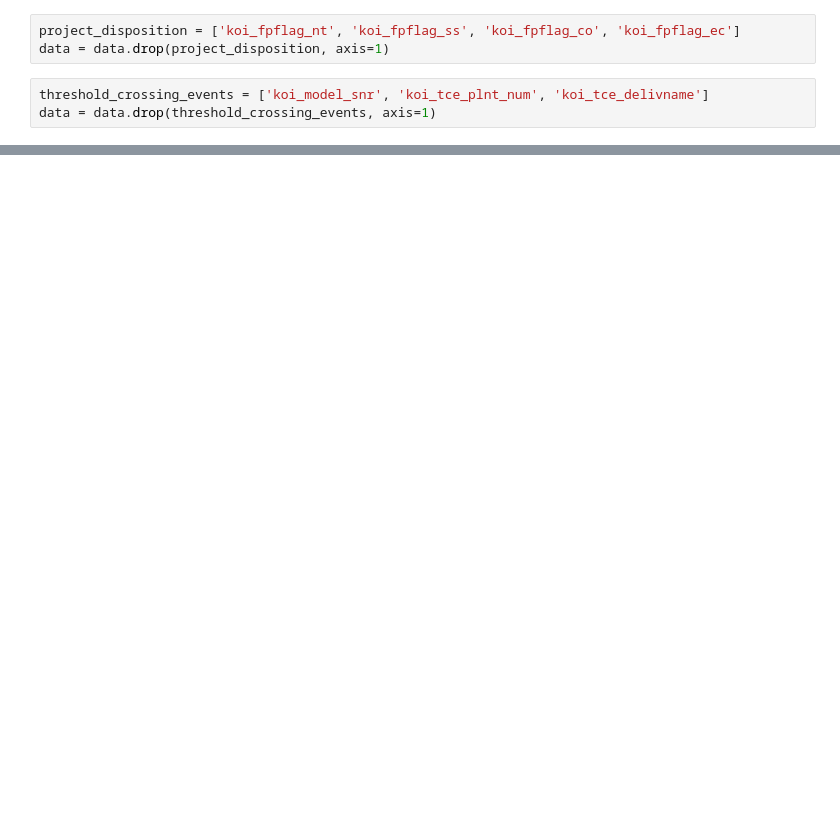
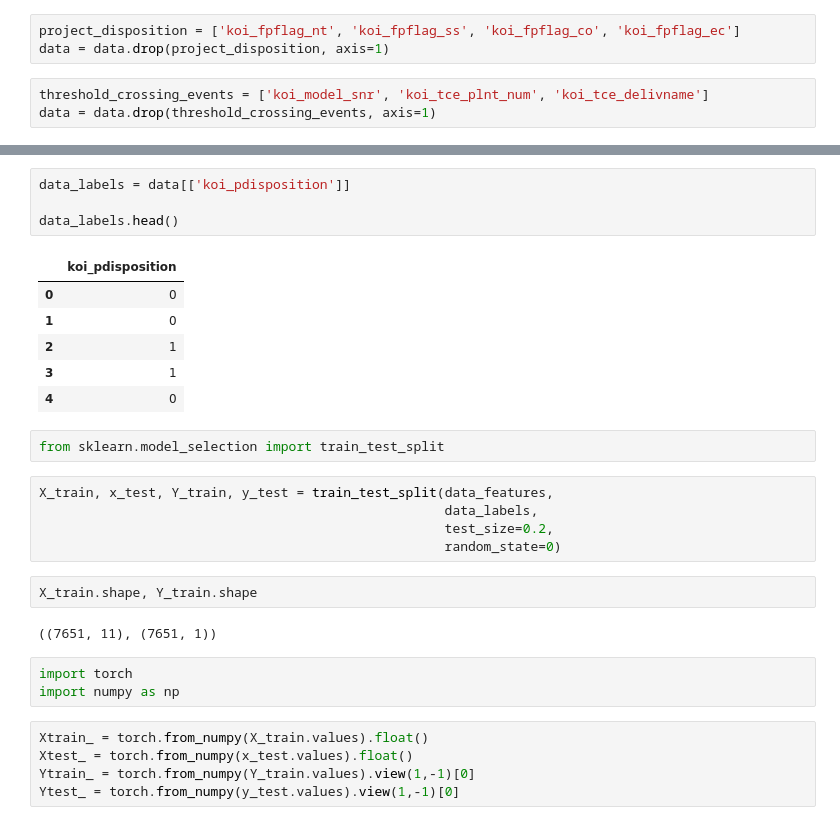
Before and after one commit to abhayratti/exoplanet-detection, a Jupyter notebook: Exoplanet_Detection_NN.ipynb, the cells around one changed output, grey strips where cells are left out. Saved outputs shown, nothing was run; the diff lists cells and outputs as text; blank space fills up the shorter version.

```diff
--- a/Exoplanet_Detection_NN.ipynb
+++ b/Exoplanet_Detection_NN.ipynb
@@ -32,0 +72,30 @@ data.head()
+# %%
+data_labels = data[['koi_pdisposition']]
+
+data_labels.head()
+# %% [output]
+|  | koi_pdisposition |
+| 0 | 0 |
+| 1 | 0 |
+| 2 | 1 |
+| 3 | 1 |
+| 4 | 0 |
+# %%
+from sklearn.model_selection import train_test_split
+# %%
+X_train, x_test, Y_train, y_test = train_test_split(data_features,
+                                                    data_labels,
+                                                    test_size=0.2,
+                                                    random_state=0)
+# %%
+X_train.shape, Y_train.shape
+# %% [output]
+((7651, 11), (7651, 1))
+# %%
+import torch
+import numpy as np
+# %%
+Xtrain_ = torch.from_numpy(X_train.values).float()
+Xtest_ = torch.from_numpy(x_test.values).float()
+Ytrain_ = torch.from_numpy(Y_train.values).view(1,-1)[0]
+Ytest_ = torch.from_numpy(y_test.values).view(1,-1)[0]
```
Also changed, not shown: parts of 18 cells of this notebook.
